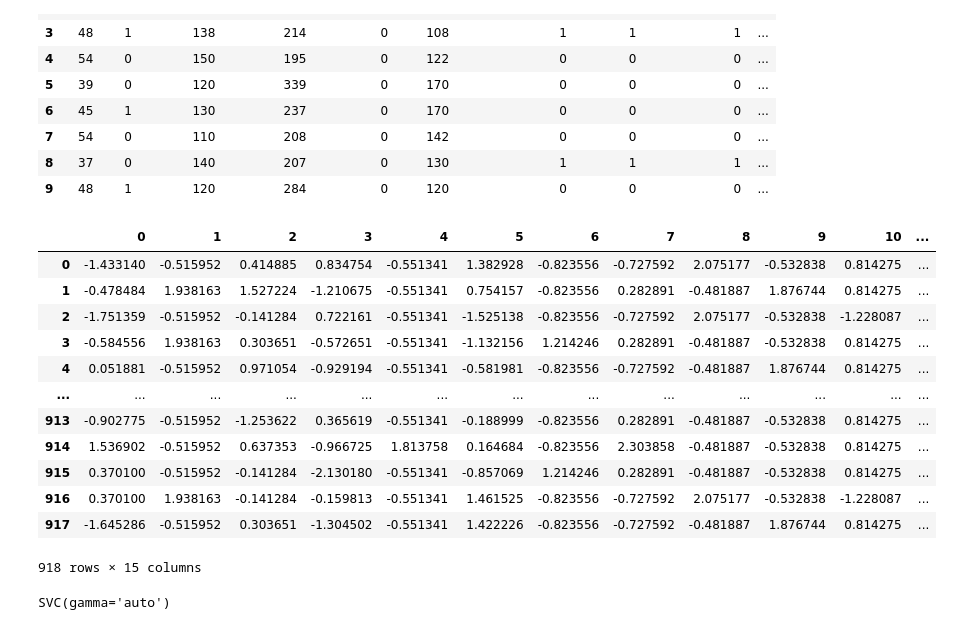
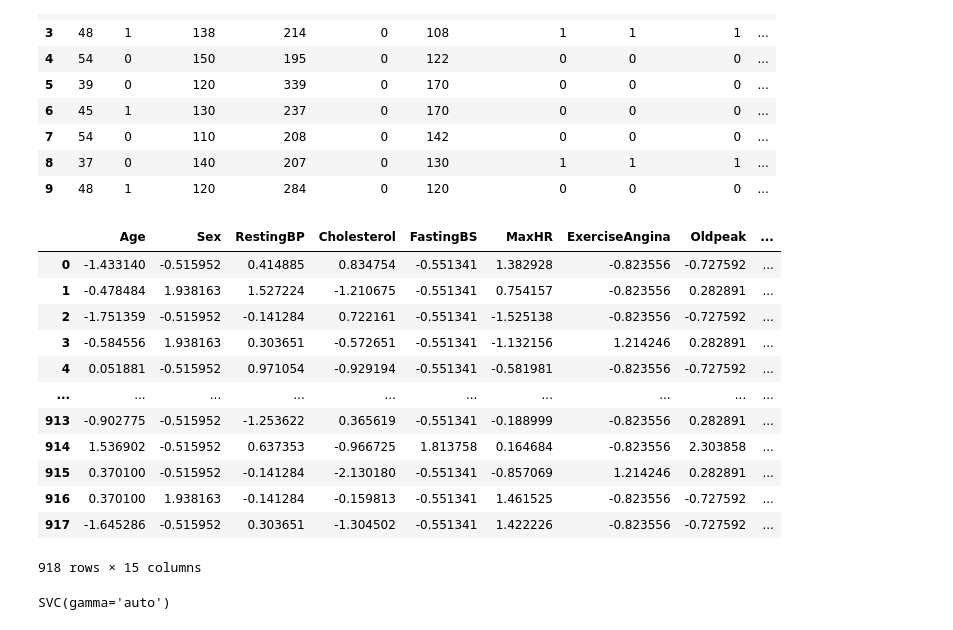
Before and after one commit to Mirajul100/Machine-Learning, a Jupyter notebook: heart.ipynb, the cells around one changed output. Cells and saved outputs as stored; diff of their text form; code cells hidden in the pictures.

```diff
--- a/heart.ipynb
+++ b/heart.ipynb
@@ -498,21 +498,24 @@ X = encoded_df.drop('HeartDisease' , axis = 1)
 y = encoded_df['HeartDisease']
 # %%
 X_scaled = scaler.fit_transform(X)
-X_scaled = pd.DataFrame(X_scaled)
+X_scaled = pd.DataFrame(X_scaled , columns=[['Age', 'Sex', 'RestingBP', 'Cholesterol', 'FastingBS', 'MaxHR',
+       'ExerciseAngina', 'Oldpeak','ChestPainType_ATA',
+       'ChestPainType_NAP','RestingECG_Normal','ChestPainType_TA',
+       'RestingECG_ST', 'ST_Slope_Flat', 'ST_Slope_Up']])
 X_scaled
 # %% [output]
-|  | 0 | 1 | 2 | 3 | 4 | 5 | 6 | 7 | 8 | 9 | 10 | ... |
-| 0 | -1.433140 | -0.515952 | 0.414885 | 0.834754 | -0.551341 | 1.382928 | -0.823556 | -0.727592 | 2.075177 | -0.532838 | 0.814275 | ... |
-| 1 | -0.478484 | 1.938163 | 1.527224 | -1.210675 | -0.551341 | 0.754157 | -0.823556 | 0.282891 | -0.481887 | 1.876744 | 0.814275 | ... |
-| 2 | -1.751359 | -0.515952 | -0.141284 | 0.722161 | -0.551341 | -1.525138 | -0.823556 | -0.727592 | 2.075177 | -0.532838 | -1.228087 | ... |
-| 3 | -0.584556 | 1.938163 | 0.303651 | -0.572651 | -0.551341 | -1.132156 | 1.214246 | 0.282891 | -0.481887 | -0.532838 | 0.814275 | ... |
-| 4 | 0.051881 | -0.515952 | 0.971054 | -0.929194 | -0.551341 | -0.581981 | -0.823556 | -0.727592 | -0.481887 | 1.876744 | 0.814275 | ... |
-| ... | ... | ... | ... | ... | ... | ... | ... | ... | ... | ... | ... | ... |
-| 913 | -0.902775 | -0.515952 | -1.253622 | 0.365619 | -0.551341 | -0.188999 | -0.823556 | 0.282891 | -0.481887 | -0.532838 | 0.814275 | ... |
-| 914 | 1.536902 | -0.515952 | 0.637353 | -0.966725 | 1.813758 | 0.164684 | -0.823556 | 2.303858 | -0.481887 | -0.532838 | 0.814275 | ... |
-| 915 | 0.370100 | -0.515952 | -0.141284 | -2.130180 | -0.551341 | -0.857069 | 1.214246 | 0.282891 | -0.481887 | -0.532838 | 0.814275 | ... |
-| 916 | 0.370100 | 1.938163 | -0.141284 | -0.159813 | -0.551341 | 1.461525 | -0.823556 | -0.727592 | 2.075177 | -0.532838 | -1.228087 | ... |
-| 917 | -1.645286 | -0.515952 | 0.303651 | -1.304502 | -0.551341 | 1.422226 | -0.823556 | -0.727592 | -0.481887 | 1.876744 | 0.814275 | ... |
+|  | Age | Sex | RestingBP | Cholesterol | FastingBS | MaxHR | ExerciseAngina | Oldpeak | ... |
+| 0 | -1.433140 | -0.515952 | 0.414885 | 0.834754 | -0.551341 | 1.382928 | -0.823556 | -0.727592 | ... |
+| 1 | -0.478484 | 1.938163 | 1.527224 | -1.210675 | -0.551341 | 0.754157 | -0.823556 | 0.282891 | ... |
+| 2 | -1.751359 | -0.515952 | -0.141284 | 0.722161 | -0.551341 | -1.525138 | -0.823556 | -0.727592 | ... |
+| 3 | -0.584556 | 1.938163 | 0.303651 | -0.572651 | -0.551341 | -1.132156 | 1.214246 | 0.282891 | ... |
+| 4 | 0.051881 | -0.515952 | 0.971054 | -0.929194 | -0.551341 | -0.581981 | -0.823556 | -0.727592 | ... |
+| ... | ... | ... | ... | ... | ... | ... | ... | ... | ... |
+| 913 | -0.902775 | -0.515952 | -1.253622 | 0.365619 | -0.551341 | -0.188999 | -0.823556 | 0.282891 | ... |
+| 914 | 1.536902 | -0.515952 | 0.637353 | -0.966725 | 1.813758 | 0.164684 | -0.823556 | 2.303858 | ... |
+| 915 | 0.370100 | -0.515952 | -0.141284 | -2.130180 | -0.551341 | -0.857069 | 1.214246 | 0.282891 | ... |
+| 916 | 0.370100 | 1.938163 | -0.141284 | -0.159813 | -0.551341 | 1.461525 | -0.823556 | -0.727592 | ... |
+| 917 | -1.645286 | -0.515952 | 0.303651 | -1.304502 | -0.551341 | 1.422226 | -0.823556 | -0.727592 | ... |
 918 rows × 15 columns
 # %%
 X_train, X_test, y_train, y_test = train_test_split(X_scaled, y, test_size=0.20, random_state=42)
```
Also changed, not shown: parts of 6 cells of this notebook, 4 other files.
